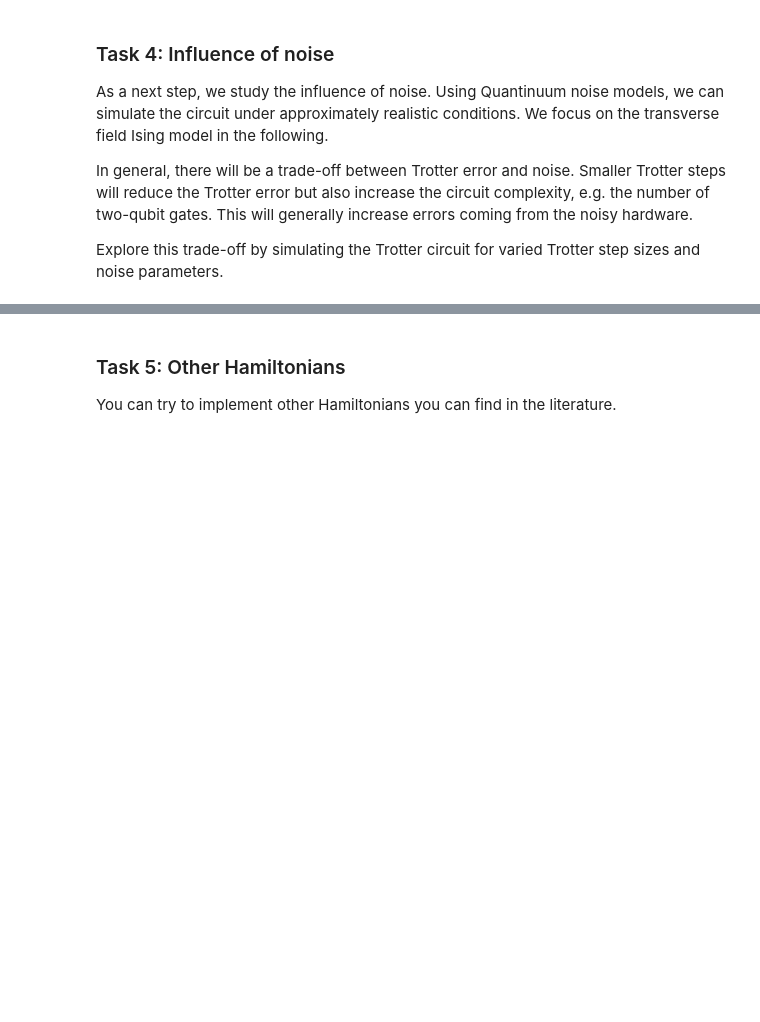
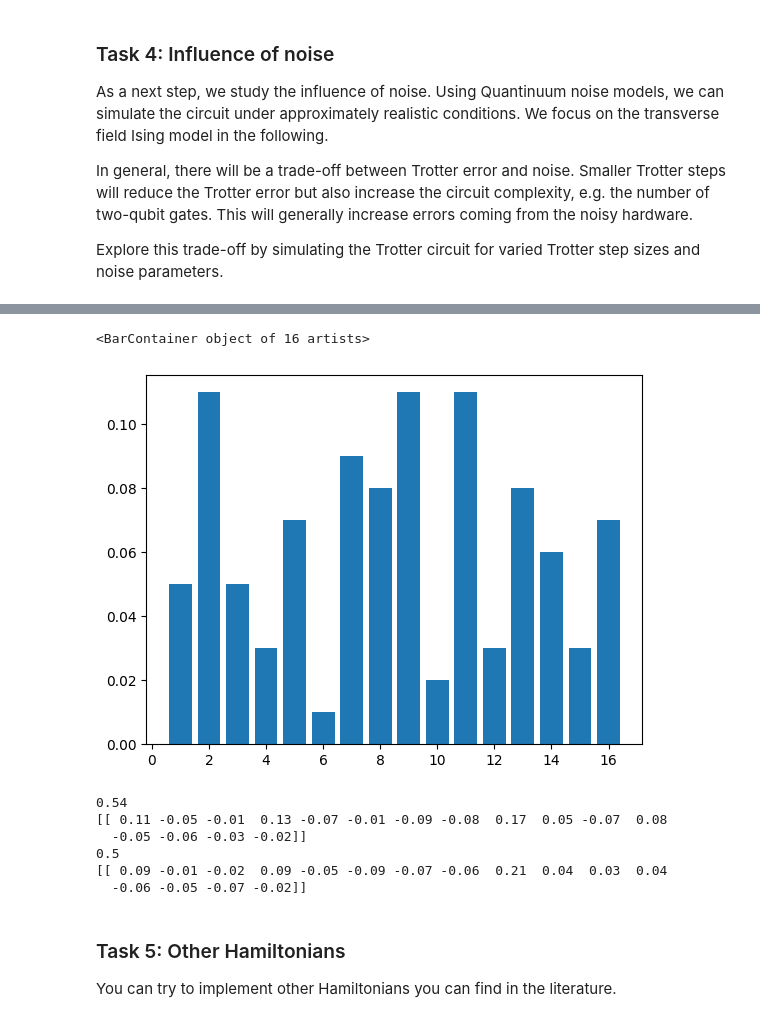
Before and after one commit to AxelOA/2025-Quantinuum, a Jupyter notebook: notebooks/hamiltonian_simulation.ipynb, the cells around one changed output, grey strips where cells are left out. Cells and saved outputs as stored; diff of their text form; code cells hidden in the pictures; blank space fills up the shorter version.

```diff
--- a/notebooks/hamiltonian_simulation.ipynb
+++ b/notebooks/hamiltonian_simulation.ipynb
@@ -886,0 +995,34 @@ Explore this trade-off by simulating the Trotter circuit for varied Trotter step
+# %%
+def test_trotter(num_sim,trotter,generate_ising_circuit):
+    storage=np.zeros((16,1,num_sim))
+    for i in range(num_sim):
+        circuit=generate_secondorder_trotterized_isingmodelcircuit(4,1,15*i+1,generate_ising_circuit)
+        circuit.measure_all();
+        ref_circuit = qnexus.circuits.upload(circuit=circuit, name="circuit-1")
+        job_name_suffix = datetime.now().strftime("%Y_%m_%d-%H_%M_%S")
+        job_name_suffix
+        ref_compile_job = qnexus.start_compile_job(
+        circuits=[ref_circuit],
+        name=f"compile-simple-circuit-{job_name_suffix}",
+        backend_config=config,
+        optimisation_level=2)
+        qnexus.jobs.wait_for(ref_compile_job)
+        job_result = qnexus.jobs.results(ref_compile_job)[0]
+        compilation_result_ref = job_result.get_output()
+        compiled_circuit = compilation_result_ref.download_circuit()
+        execution_ref = qnexus.start_execute_job(
+        circuits=[compilation_result_ref], # <- Don't have to download, can just use the reference.
+        name=f"execution-simple-circuit-{job_name_suffix}",
+        backend_config=config,
+        n_shots=[100],
+        )
+        qnexus.jobs.wait_for(execution_ref)
+        qnexus.jobs.status(execution_ref)
+        result = qnexus.jobs.results(execution_ref)[0].download_result()
+        pdf=result.get_distribution()
+        probabilities = np.array(list(pdf.values()))
+        probabilities=probabilities.reshape(16,1)
+        storage[:,:,i]=probabilities
+    return storage
+# %%
+storage=test_trotter(10,generate_secondorder_trotterized_isingmodelcircuit,generate_ising_circuit)
@@ -886,0 +1036,4 @@ Explore this trade-off by simulating the Trotter circuit for varied Trotter step
+# %%
+first=storage[:,:,1]
+print(first)
+last=storage[:,:,-1]
@@ -887,3 +1057,23 @@ Explore this trade-off by simulating the Trotter circuit for varied Trotter step
+# %%
+flattened_array = first.flatten()
+plt.bar(x,flattened_array)
+# %% [output]
+<BarContainer object of 16 artists>
+[figure, added]
+# %%
+def total_variation_distance(P, Q):
+    print (0.5 * np.sum(np.abs(P - Q.T)))
+    print(P-Q.T)
+
+total_variation_distance(nonoise, first)
+total_variation_distance(nonoise,last)
+# %% [output]
+0.54
+[[ 0.11 -0.05 -0.01  0.13 -0.07 -0.01 -0.09 -0.08  0.17  0.05 -0.07  0.08
+  -0.05 -0.06 -0.03 -0.02]]
+0.5
+[[ 0.09 -0.01 -0.02  0.09 -0.05 -0.09 -0.07 -0.06  0.21  0.04  0.03  0.04
+  -0.06 -0.05 -0.07 -0.02]]
 # %% [markdown]
 ### Task 5: Other Hamiltonians
 
```
Also changed, not shown: parts of 9 cells of this notebook.
